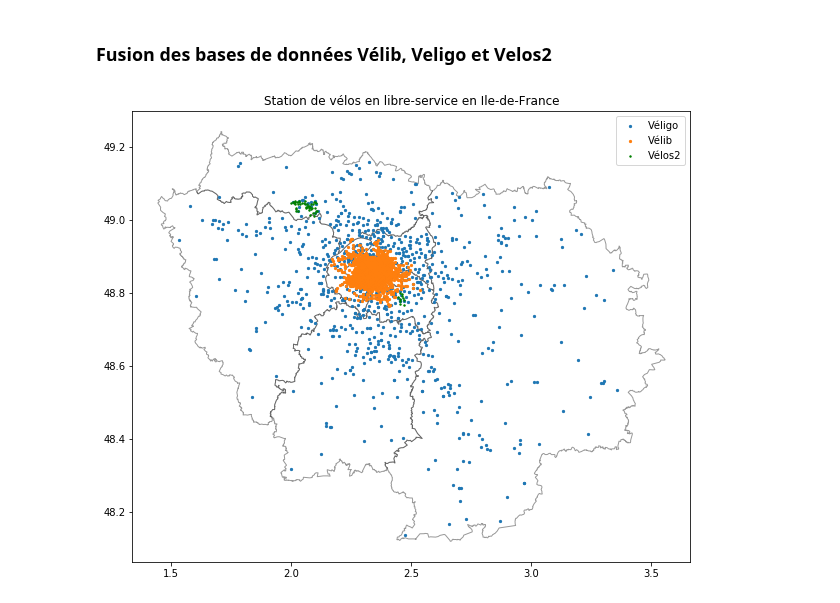
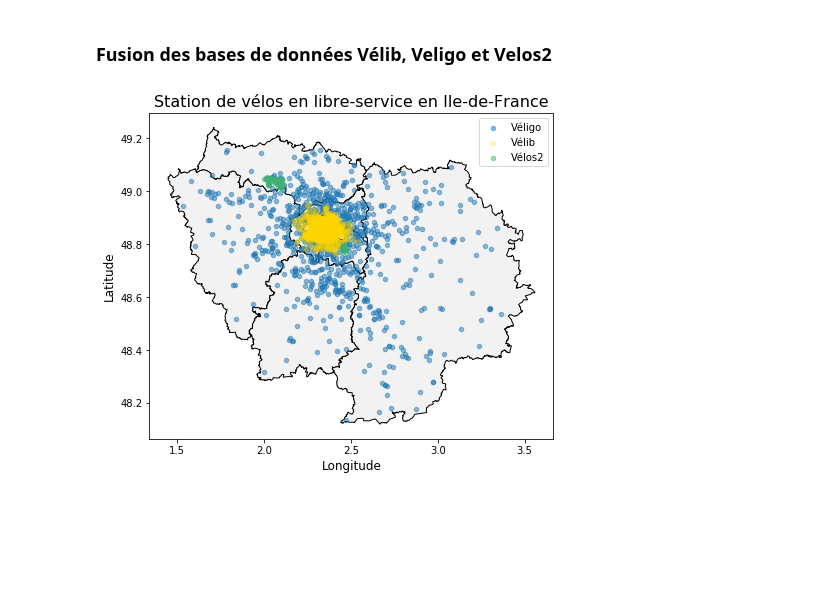
Before and after one commit to ImaneFa/Projet_Python, a Jupyter notebook: Visualisation_velos.ipynb, the cells around one changed output. Drawn from its saved outputs; the diff is of its cells as text; code cells hidden in the pictures; blank space fills up the shorter version.

```diff
--- a/Visualisation_velos.ipynb
+++ b/Visualisation_velos.ipynb
@@ -61,15 +61,17 @@ velos = pd.concat([veligo, velib, velos2], ignore_index=True)
 departements = gpd.read_file('https://www.data.gouv.fr/fr/datasets/r/ec305e78-f231-4a77-b32c-1e0c4c67615e')
 dpt = departements[departements['code_departement'].isin(['75', '77', '78', '91', '92', '93', '94', '95' ])]
 # %%
-fig, ax = plt.subplots(figsize = (10,10))
-dpt.plot(ax=ax, color = 'white', edgecolor = 'black', alpha = 0.4)
+fig, ax = plt.subplots(figsize = (11,6))
+dpt.plot(ax=ax, color = '0.95', edgecolor = 'black')
 
-velos[velos["type"]=="veligo"].plot(ax=ax, color='tab:blue', label = 'Véligo', markersize=5)
-velos[velos["type"]=="velib"].plot(ax=ax, color='tab:orange', label = 'Vélib', markersize=5)
-velos[velos["type"]=="velos2"].plot(ax=ax, color='green', label = 'Vélos2', markersize=2)
+velos[velos["type"]=="veligo"].plot(ax=ax, color='tab:blue', alpha =0.5, label = 'Véligo', markersize=20)
+velos[velos["type"]=="velib"].plot(ax=ax, color='gold', alpha =0.25, label = 'Vélib', markersize=20)
+velos[velos["type"]=="velos2"].plot(ax=ax, color='mediumseagreen', alpha =0.5, label = 'Vélos2', markersize=20)
 
-plt.title('Station de vélos en libre-service en Ile-de-France')
+plt.title('Station de vélos en libre-service en Ile-de-France', fontsize =16)
+ax.set_xlabel('Longitude', fontsize=12)
+ax.set_ylabel('Latitude', fontsize =12)
 plt.legend()
 plt.show()
 # %% [output]
-[figure, old version]
+[figure, new version]
```
